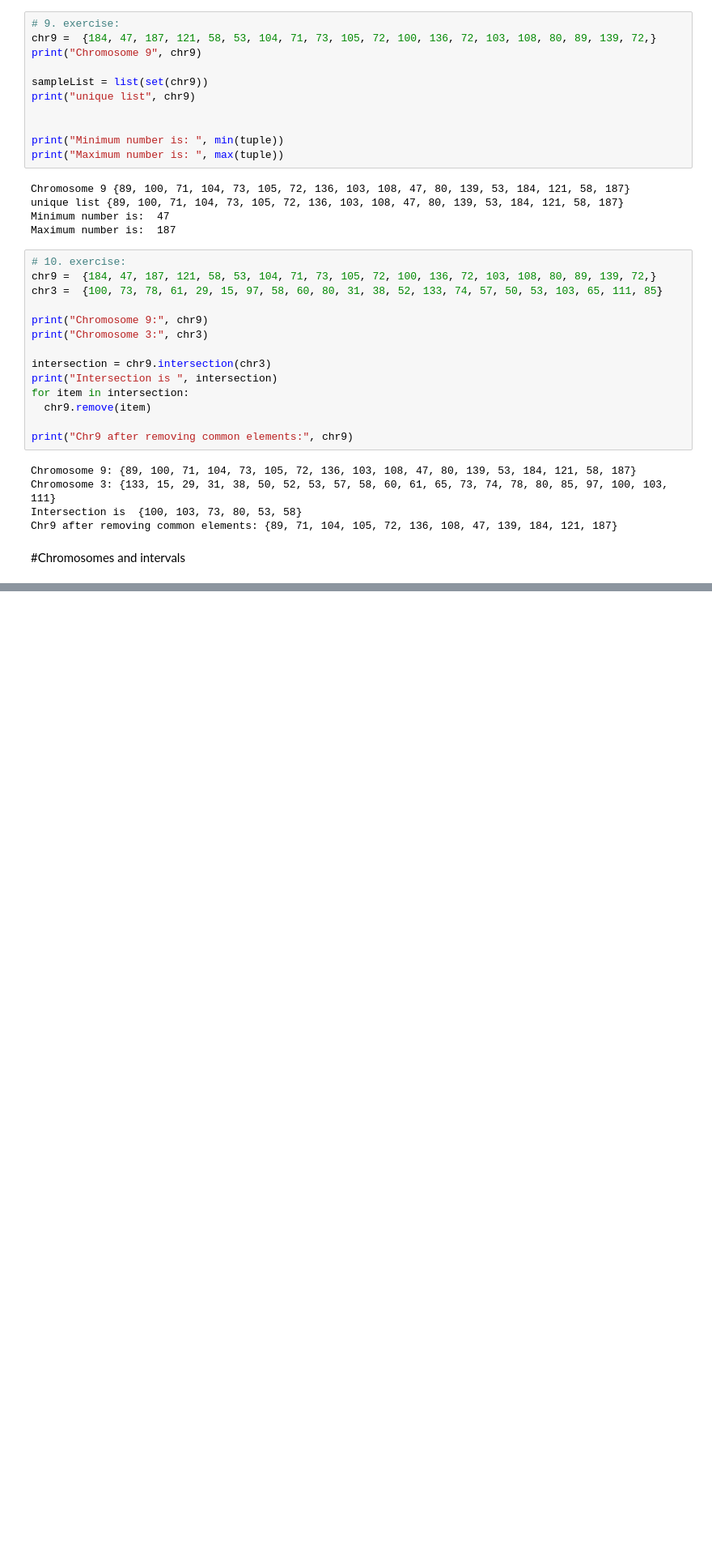
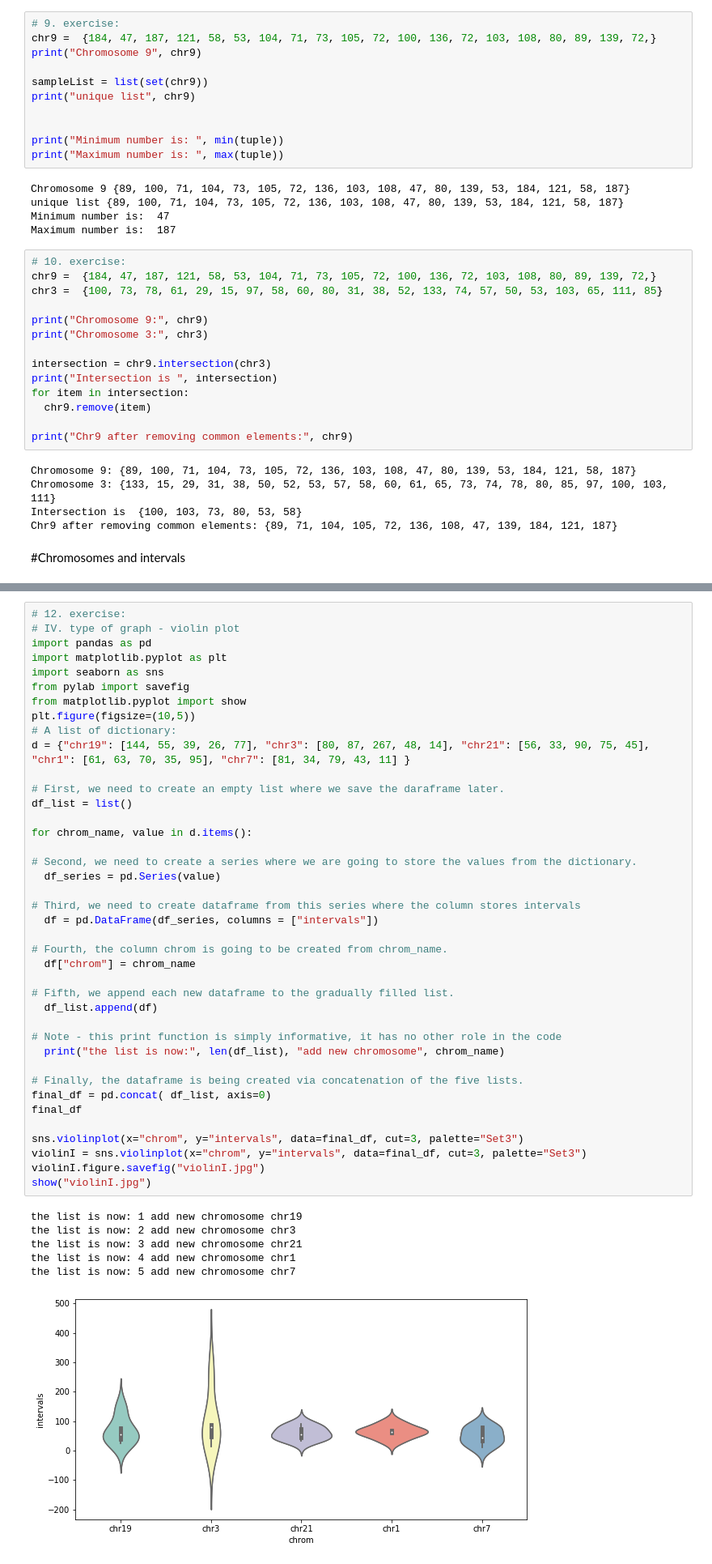
Before and after one commit to zuzanadostalova/ZD-Python-Tutorials-for-Biologists, a Jupyter notebook: Tutorial.ipynb, the cells around one changed output, grey strips where cells are left out. Shown at 81% size. Cells and saved outputs as stored; diff of their text form; blank space fills up the shorter version.

```diff
--- a/Tutorial.ipynb
+++ b/Tutorial.ipynb
@@ -1220,0 +900,47 @@ show("catplotI.jpg")
+# %%
+# 12. exercise:
+# IV. type of graph - violin plot
+import pandas as pd
+import matplotlib.pyplot as plt
+import seaborn as sns
+from pylab import savefig
+from matplotlib.pyplot import show
+plt.figure(figsize=(10,5))
+# A list of dictionary:
+d = {"chr19": [144, 55, 39, 26, 77], "chr3": [80, 87, 267, 48, 14], "chr21": [56, 33, 90, 75, 45], "chr1": [61, 63, 70, 35, 95], "chr7": [81, 34, 79, 43, 11] }
+
+# First, we need to create an empty list where we save the daraframe later.
+df_list = list()
+
+for chrom_name, value in d.items():
+
+# Second, we need to create a series where we are going to store the values from the dictionary.
+  df_series = pd.Series(value)
+
+# Third, we need to create dataframe from this series where the column stores intervals
+  df = pd.DataFrame(df_series, columns = ["intervals"])
+
+# Fourth, the column chrom is going to be created from chrom_name.
+  df["chrom"] = chrom_name
+
+# Fifth, we append each new dataframe to the gradually filled list.
+  df_list.append(df)
+
+# Note - this print function is simply informative, it has no other role in the code
+  print("the list is now:", len(df_list), "add new chromosome", chrom_name)
+
+# Finally, the dataframe is being created via concatenation of the five lists.
+final_df = pd.concat( df_list, axis=0)
+final_df
+
+sns.violinplot(x="chrom", y="intervals", data=final_df, cut=3, palette="Set3")
+violinI = sns.violinplot(x="chrom", y="intervals", data=final_df, cut=3, palette="Set3")
+violinI.figure.savefig("violinI.jpg")
+show("violinI.jpg")
+# %% [output]
+the list is now: 1 add new chromosome chr19
+the list is now: 2 add new chromosome chr3
+the list is now: 3 add new chromosome chr21
+the list is now: 4 add new chromosome chr1
+the list is now: 5 add new chromosome chr7
+[figure, added]
```
Also changed, not shown: parts of 46 cells of this notebook.
